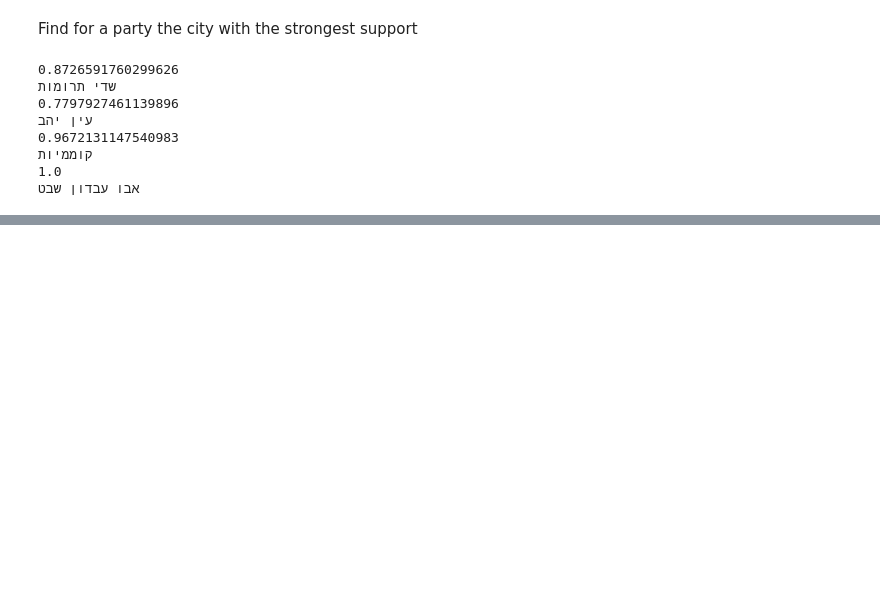
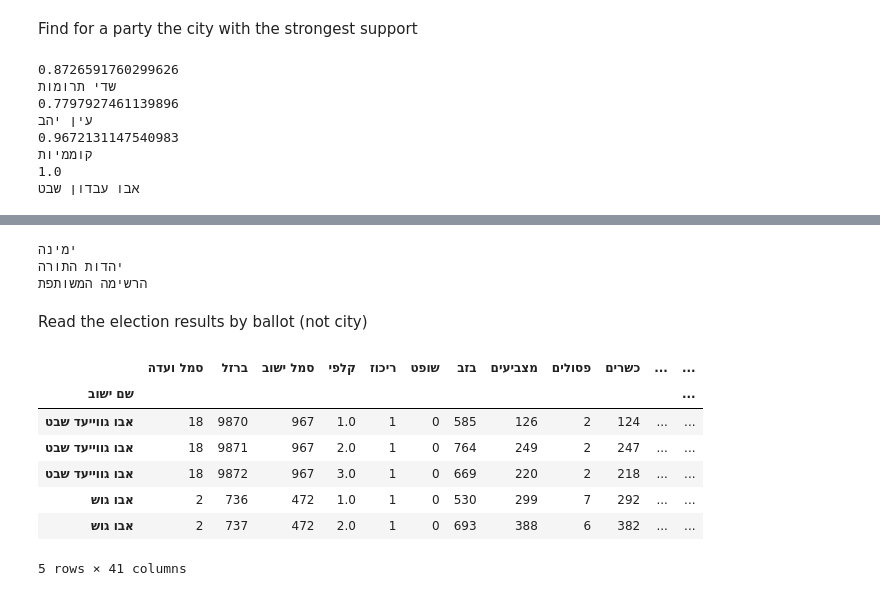
Before and after one commit to orzuk/ElectionsDataAnalysis, a Jupyter notebook: ReadElectionData.ipynb, the cells around one changed output, grey strips where cells are left out. Cells and saved outputs as stored; diff of their text form; code cells hidden in the pictures; blank space fills up the shorter version.

```diff
--- a/ReadElectionData.ipynb
+++ b/ReadElectionData.ipynb
@@ -248,0 +349,24 @@ find_top_city(df_2020, 'ודעם')
+# %%
+parties_dict_2020 ={'אמת' : "עבודה גשר מרצ", 'ג' : "יהדות התורה", 'ודעם'  : "הרשימה המשותפת", 'טב'  : "ימינה", 'נץ'  : "עוצמה יהודית",
+ 'ל'  : "ישראל ביתנו", 'מחל'  : "הליכוד",  'פה'  : "כחול לבן", 'שס'  : "שס"}
+print(parties_dict_2020["טב"])
+print(parties_dict_2020["ג"])
+print(parties_dict_2020["ודעם"])
+# %% [output]
+ימינה
+יהדות התורה
+הרשימה המשותפת
+# %% [markdown]
+Read the election results by ballot (not city)
+# %%
+df_2020_ballots_raw = pd.read_csv(data_path + 'votes per ballot 2020.csv',  encoding = 'iso-8859-8', index_col='שם ישוב')
+df_2020_ballots_raw.head()
+# %% [output]
+|  | סמל ועדה | ברזל | סמל ישוב | קלפי | ריכוז | שופט | בזב | מצביעים | פסולים | כשרים | ... | ... |
+| שם ישוב |  |  |  |  |  |  |  |  |  |  |  | ... |
+| אבו גווייעד שבט | 18 | 9870 | 967 | 1.0 | 1 | 0 | 585 | 126 | 2 | 124 | ... | ... |
+| אבו גווייעד שבט | 18 | 9871 | 967 | 2.0 | 1 | 0 | 764 | 249 | 2 | 247 | ... | ... |
+| אבו גווייעד שבט | 18 | 9872 | 967 | 3.0 | 1 | 0 | 669 | 220 | 2 | 218 | ... | ... |
+| אבו גוש | 2 | 736 | 472 | 1.0 | 1 | 0 | 530 | 299 | 7 | 292 | ... | ... |
+| אבו גוש | 2 | 737 | 472 | 2.0 | 1 | 0 | 693 | 388 | 6 | 382 | ... | ... |
+5 rows × 41 columns
```
Also changed, not shown: parts of 23 cells of this notebook.
